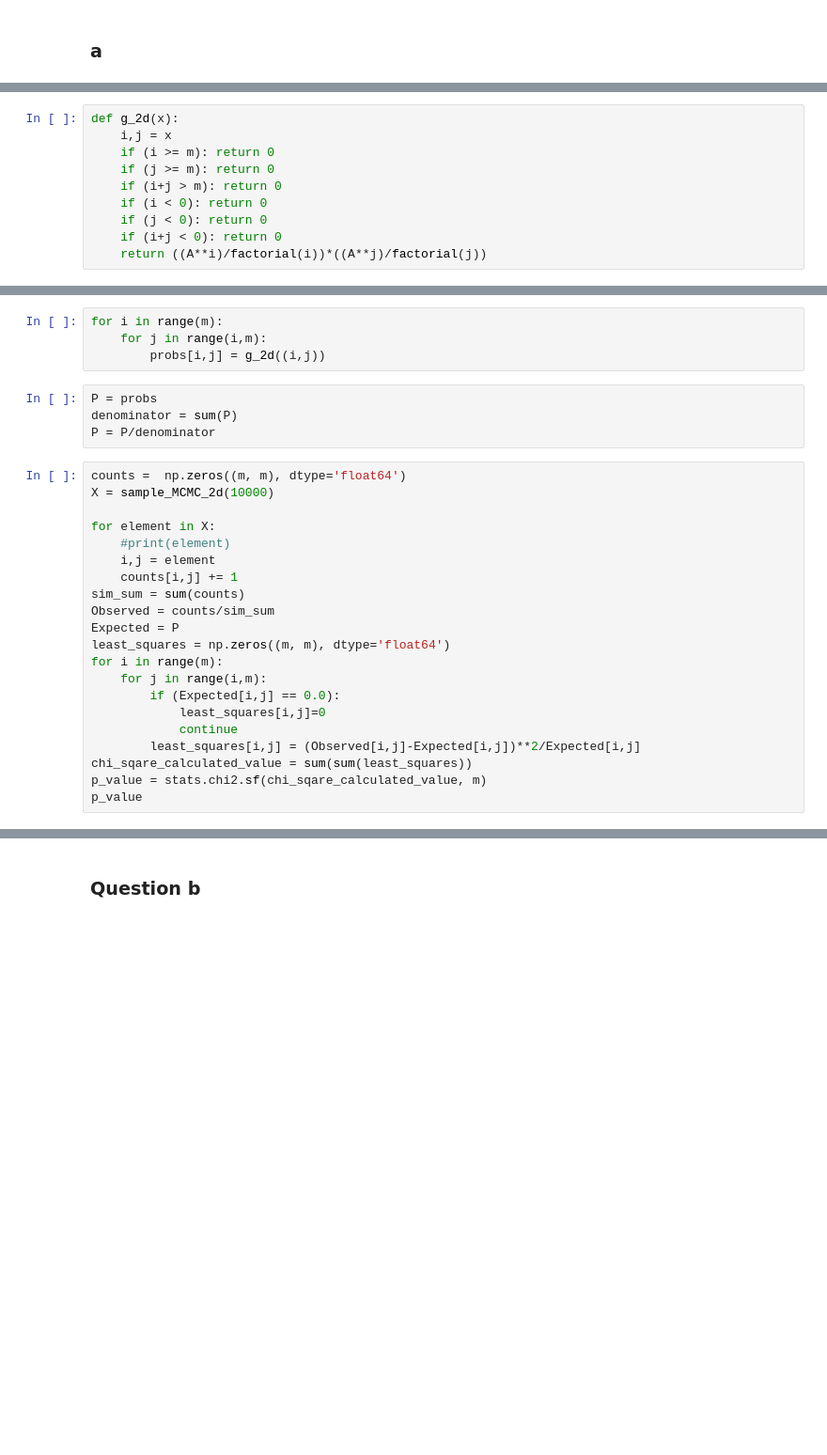
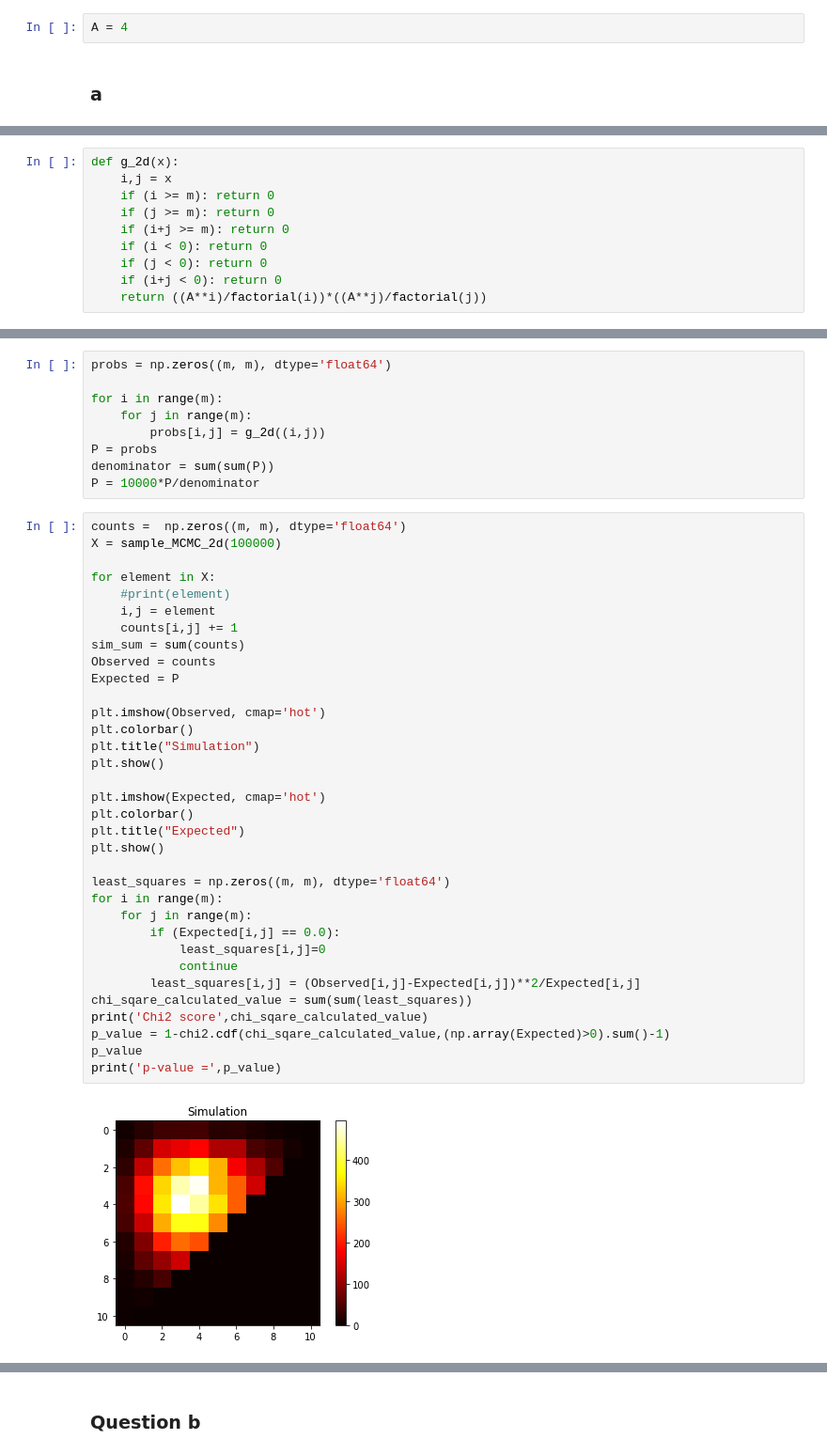
Before and after one commit to shajib004/Stotastic_simulation, a Jupyter notebook: exercise_6.ipynb, the cells around one changed output, grey strips where cells are left out. Shown: that part at 94% size. Saved outputs shown, nothing was run; the diff lists cells and outputs as text; blank space fills up the shorter version.

```diff
--- a/exercise_6.ipynb
+++ b/exercise_6.ipynb
@@ -68,6 +128,8 @@ p_value
 ## Part 2
 # %% [markdown]
 In this part we apply the same method at the two dimentions
+# %%
+A = 4
 # %% [markdown]
 ### a
 # %% [markdown]
@@ -77,7 +139,7 @@ def g_2d(x):
     i,j = x
     if (i >= m): return 0
     if (j >= m): return 0
-    if (i+j > m): return 0
+    if (i+j >= m): return 0
     if (i < 0): return 0
     if (j < 0): return 0
     if (i+j < 0): return 0
@@ -113,30 +175,45 @@ probs = np.zeros((m, m), dtype='float64')
 # %%
+probs = np.zeros((m, m), dtype='float64')
+
 for i in range(m):
-    for j in range(i,m):
+    for j in range(m):
         probs[i,j] = g_2d((i,j))
+P = probs
+denominator = sum(sum(P))
+P = 10000*P/denominator
-# %%
-P = probs
-denominator = sum(P)
-P = P/denominator
 # %%
 counts =  np.zeros((m, m), dtype='float64')
-X = sample_MCMC_2d(10000)
+X = sample_MCMC_2d(100000)
 
 for element in X:
     #print(element)
     i,j = element
     counts[i,j] += 1
 sim_sum = sum(counts)
-Observed = counts/sim_sum
+Observed = counts
 Expected = P
+
+plt.imshow(Observed, cmap='hot')
+plt.colorbar()
+plt.title("Simulation")
+plt.show()
+
+plt.imshow(Expected, cmap='hot')
+plt.colorbar()
+plt.title("Expected")
+plt.show()
+
 least_squares = np.zeros((m, m), dtype='float64')
 for i in range(m):
-    for j in range(i,m):
+    for j in range(m):
         if (Expected[i,j] == 0.0):
             least_squares[i,j]=0
             continue
         least_squares[i,j] = (Observed[i,j]-Expected[i,j])**2/Expected[i,j]
 chi_sqare_calculated_value = sum(sum(least_squares))
-p_value = stats.chi2.sf(chi_sqare_calculated_value, m)
+print('Chi2 score',chi_sqare_calculated_value)
+p_value = 1-chi2.cdf(chi_sqare_calculated_value,(np.array(Expected)>0).sum()-1)
 p_value
+print('p-value =',p_value)
 # %% [output]
+[figure, added]
```
Also changed, not shown: parts of 25 cells of this notebook.
